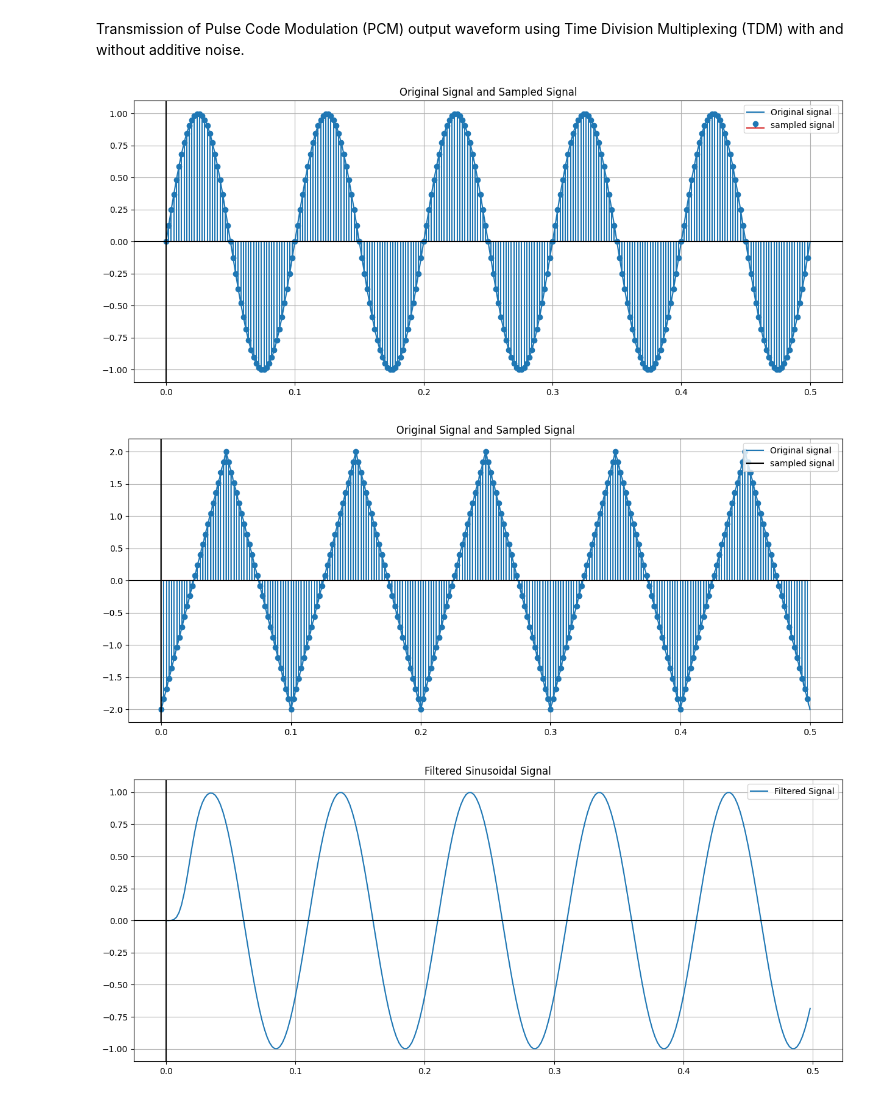
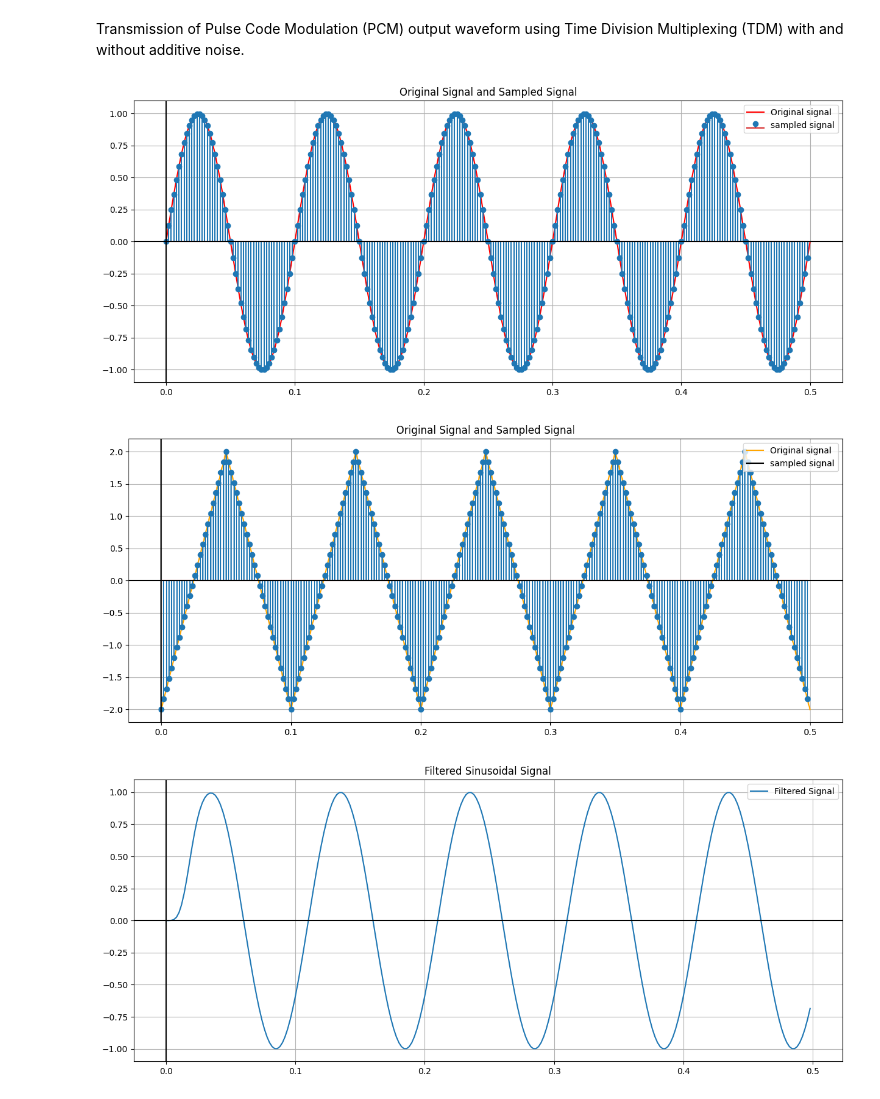
Before and after one commit to ParasKore2003/Digital-Communication-Lab, a Jupyter notebook: Digital Communication/Assignment/Assignment3.ipynb, the cells around one changed output. Saved outputs shown, nothing was run; the diff lists cells and outputs as text; code cells hidden in the pictures.

```diff
--- a/Digital Communication/Assignment/Assignment3.ipynb
+++ b/Digital Communication/Assignment/Assignment3.ipynb
@@ -9,34 +9,34 @@ pi = np.pi
 # %%
 #Sinusoidal Signal
 
 Amp = 1 #Amplitude for the sinusoidal signal
 Fm = 10 #Message Frequency
 cycles = 5
 t_org = np.linspace(0, cycles / Fm, 1000) #plottin points for the original signal
 X_org = np.sin(2 * pi * Fm * t_org) #Original Signal
 fs = 500 #Sampling frequency
 ts = 1 / fs #Sampling period
 t = np.arange(0, 5 * cycles * Fm *ts, ts) #plotting points for the sampled signal
 X = np.sin(2 * pi * Fm * t)#Sampled Signal
 
 plt.figure(figsize=(15,6))
-plt.plot(t_org,X_org) #Plotting of the original signal
+plt.plot(t_org,X_org, color = 'red') #Plotting of the original signal
 plt.stem(t,X) #Plotting of sampling signal
 plt.title('Original Signal and Sampled Signal')
 plt.legend(['Original signal', 'sampled signal'], loc = 'upper right')
 plt.axhline(y = 0, color = 'black')
 plt.axvline(x = 0, color = 'black')
 plt.grid(True)
 plt.show()
 # %% [output]
-[figure, old version]
+[figure, new version]
 # %%
 # Triangular signal
 Amp2 = 2
 Xt_org = Amp2 * signal.sawtooth(2 * pi * Fm * t_org, width=0.5 )
 Xt_sam = Amp2 * signal.sawtooth(2 * pi * Fm * t, width= 0.5)
 plt.figure(figsize = (15 ,6))
-plt.plot(t_org,Xt_org)
+plt.plot(t_org,Xt_org, color = 'orange')
 plt.stem(t, Xt_sam)
 plt.title('Original Signal and Sampled Signal')
 plt.axhline( y = 0, color = 'black')
@@ -45,7 +45,7 @@ plt.legend(['Original signal', 'sampled signal'], loc = 'upper right')
 plt.grid(True)
 plt.show()
 # %% [output]
-[figure, old version]
+[figure, new version]
 # %%
 #Designing an Anti-aliasing filter
 
```
Also changed, not shown: parts of 6 cells of this notebook.
